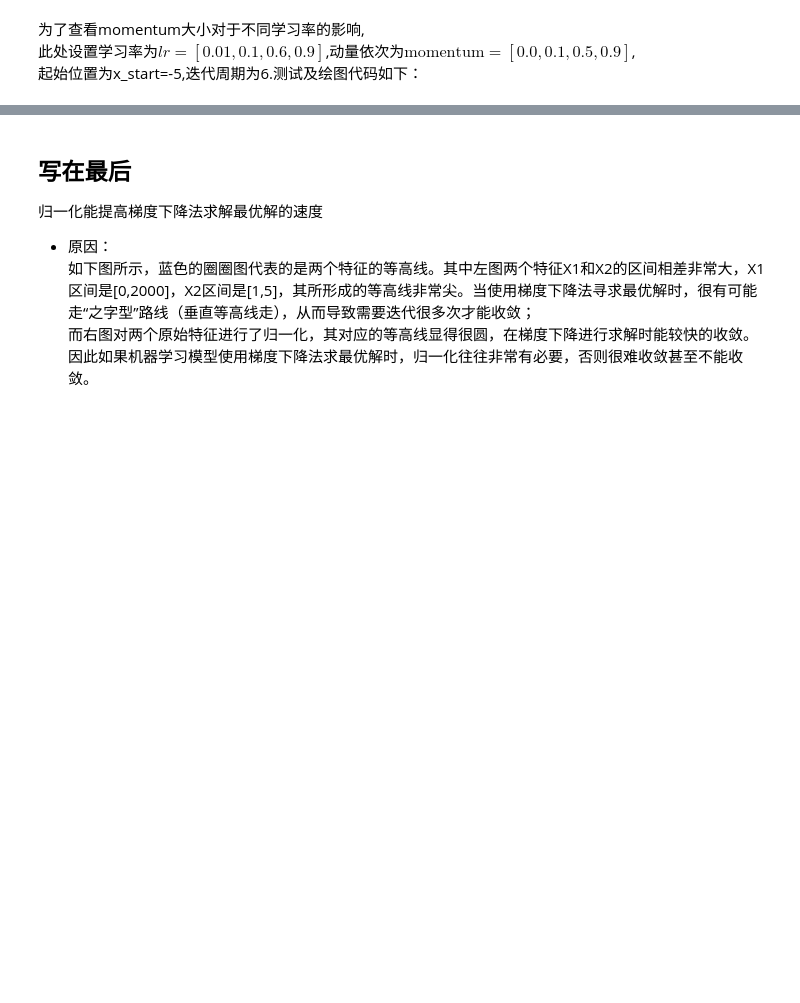
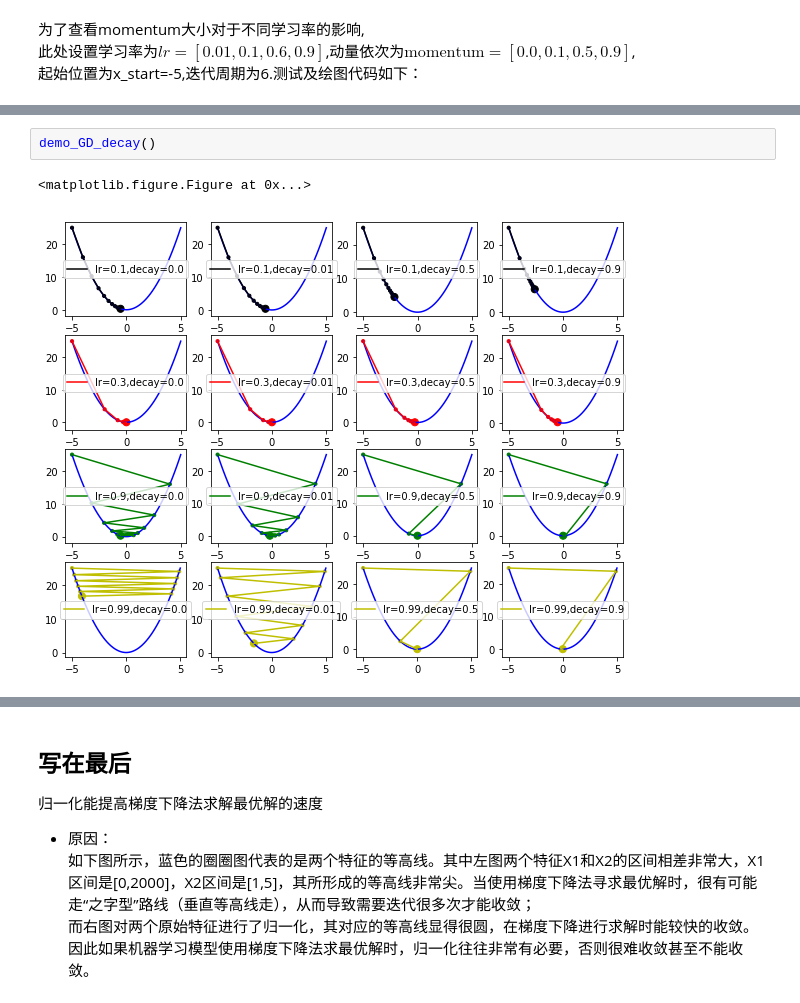
Before and after one commit to sshhan/practice, a Jupyter notebook: Summary_of_Gradient_descent.ipynb, the cells around one changed output, grey strips where cells are left out. Cells and saved outputs as stored; diff of their text form; blank space fills up the shorter version.

```diff
--- a/Summary_of_Gradient_descent.ipynb
+++ b/Summary_of_Gradient_descent.ipynb
@@ -294,0 +376,5 @@ demo_GD_momentum()
+# %%
+demo_GD_decay()
+# %% [output]
+<matplotlib.figure.Figure at 0x...>
+[figure, added]
```
Also changed, not shown: parts of 12 cells of this notebook.
